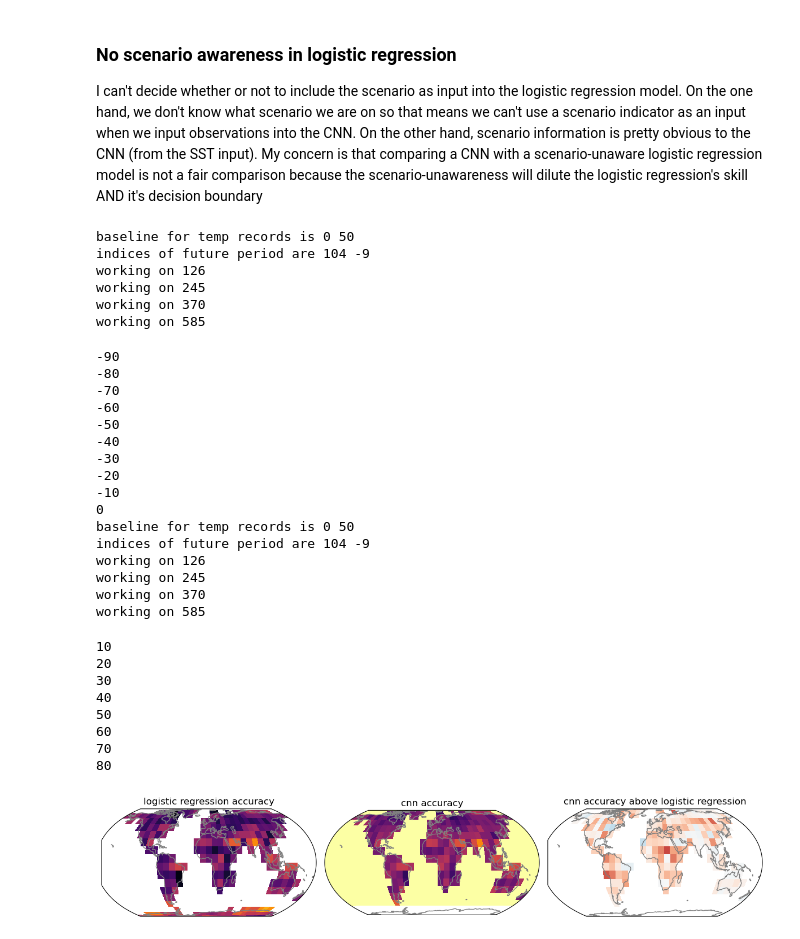
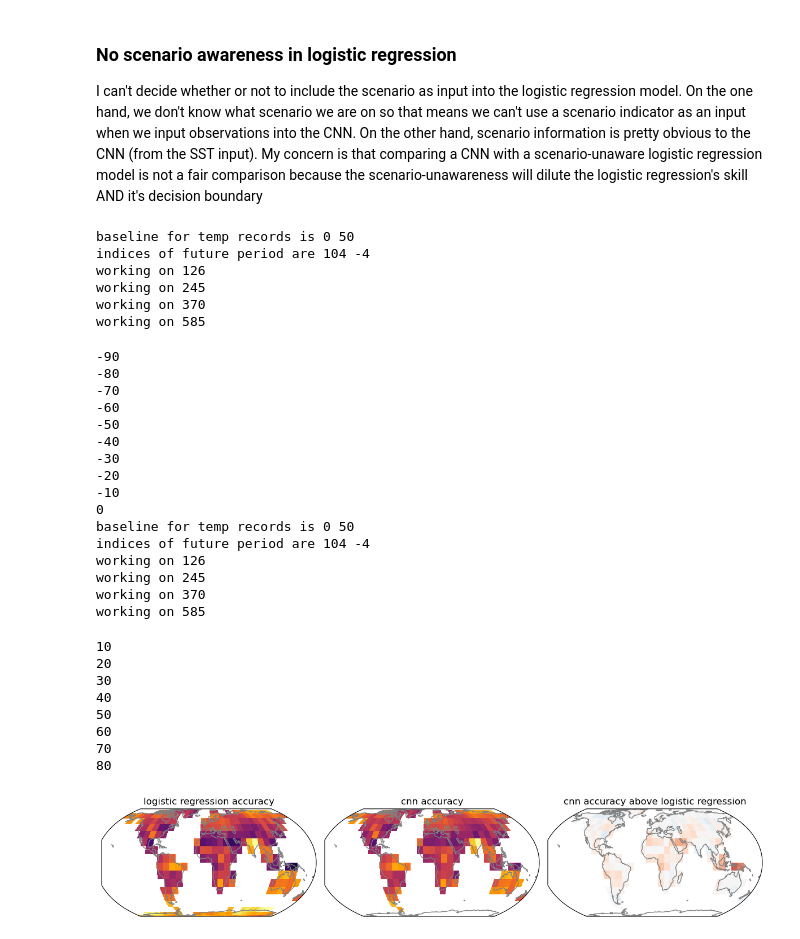
Before and after one commit to emily-gordy/predictability-emergence, a Jupyter notebook: FirstPredict.ipynb, the cells around one changed output. Drawn from its saved outputs; the diff is of its cells as text; code cells hidden in the pictures.

```diff
--- a/FirstPredict.ipynb
+++ b/FirstPredict.ipynb
@@ -42,9 +42,7 @@ from sklearn.metrics import accuracy_score, classification_report
 # %%
 ssplist = ["126","245","370","585"]
 
-# ssplist = ["370","585"]
-
-ssplistplot = ["hist"]+ ssplist # thank god i haven't flipflopped on ssp labeling! that would be so annoying
+ssplistplot = ["hist"]+ ssplist
 
 # set user parameters
 
@@ -56,7 +54,7 @@ experiment_era_obs = [1960,2025]
 baselineera_obs = [1940,1960]
 
 inputlength = 10
-outputavgtime = 10
+outputavgtime = 5
 
 # data params
 outres = 5
@@ -111,0 +114,5 @@ data/MPI_annualmean_585_tos_1900-2100.pkl
+# %%
+plt.pcolormesh(AllData.alloutput[0][0,0])
+landmask = ~np.isnan(AllData.alloutput[0][0,0])
+with open('landmask10x10.pkl','wb') as f:
+    pickle.dump(landmask,f)
@@ -111,0 +121,4 @@ data/MPI_annualmean_585_tos_1900-2100.pkl
+# %%
+with open('landmask10x10.pkl','rb') as f:
+    landmask1 = pickle.load(f)
+landmask1.shape
@@ -649,7 +576,7 @@ lr_first_confident = np.empty((5,len(AllData.output_lat),len(AllData.output_lon)
 lr_accuracy_ssp = np.empty((5,len(AllData.output_lat),len(AllData.output_lon),20))+np.nan
 bs_lr_ssp = np.empty((5,len(AllData.output_lat),len(AllData.output_lon)))+np.nan
 
-lr_accuracy_all = np.empty((len(AllData.output_lat),len(AllData.output_lon),20))+np.nan
+lr_accuracy_all_nossp = np.empty((len(AllData.output_lat),len(AllData.output_lon),20))+np.nan
 bs_lr_all = np.empty((len(AllData.output_lat),len(AllData.output_lon)))+np.nan
 
 
@@ -685,7 +612,7 @@ for ilatsel,latsel in enumerate(AllData.output_lat):
             y_pred_all_prob = model.predict_proba(inputtestGMT)
             y_conf_all = np.max(y_pred_all_prob,axis=1)
 
-            lr_accuracy_all[ilatsel,ilonsel] = helpers.confacc(y_pred_all.squeeze(),outputtestall.squeeze(),y_conf_all)
+            lr_accuracy_all_nossp[ilatsel,ilonsel] = helpers.confacc(y_pred_all.squeeze(),outputtestall.squeeze(),y_conf_all)
 
             for issp,ssp in enumerate(ssplistplot):
 
@@ -704,7 +631,7 @@ for ilatsel,latsel in enumerate(AllData.output_lat):
                     lr_first_confident[issp,ilatsel,ilonsel] = helpers.firstconfident(y_pred_proba[:,1],inputtestsel[:,0])
 # %% [output]
 baseline for temp records is 0 50
-indices of future period are 104 -9
+indices of future period are 104 -4
 working on 126
 working on 245
 working on 370
@@ -720,7 +647,7 @@ working on 585
 -10
 0
 baseline for temp records is 0 50
-indices of future period are 104 -9
+indices of future period are 104 -4
 working on 126
 working on 245
 working on 370
@@ -736,24 +663,24 @@ working on 585
 # %%
 plt.figure(figsize=(12,5))
 
 a1=plt.subplot(1,3,1,projection=ccrs.EqualEarth())
-a1.pcolormesh(lonvec+5,latvec+5,lr_accuracy_all[:,:,0],vmin=0.5,vmax=0.9,cmap='inferno',transform=ccrs.PlateCarree())
+a1.pcolormesh(lonvec+5,latvec+5,lr_accuracy_all_nossp[:,:,0],vmin=0.5,vmax=0.9,cmap='inferno',transform=ccrs.PlateCarree())
 a1.coastlines(color='gray')
 plt.title('logistic regression accuracy')
 
 a1=plt.subplot(1,3,2,projection=ccrs.EqualEarth())
-a1.pcolormesh(lonvec+5,latvec+5,reducedCNNacc,vmin=0.5,vmax=0.9,cmap='inferno',transform=ccrs.PlateCarree())
+a1.pcolormesh(lonvec+5,latvec+5,bestaccs[:,:,0],vmin=0.5,vmax=0.9,cmap='inferno',transform=ccrs.PlateCarree())
 a1.coastlines(color='gray')
 plt.title('cnn accuracy')
 
 a1=plt.subplot(1,3,3,projection=ccrs.EqualEarth())
-a1.pcolormesh(lonvec+5,latvec+5,reducedCNNacc-lr_accuracy_all[:,:,0],vmin=-0.15,vmax=0.15,cmap='RdBu_r',transform=ccrs.PlateCarree())
+a1.pcolormesh(lonvec+5,latvec+5,bestaccs[:,:,0]-lr_accuracy_all_nossp[:,:,0],vmin=-0.15,vmax=0.15,cmap='RdBu_r',transform=ccrs.PlateCarree())
 a1.coastlines(color='gray')
 plt.title('cnn accuracy above logistic regression')
 
 plt.tight_layout()
 # %% [output]
-[figure, old version]
+[figure, new version]
 # %%
 np.nanmax(bestaccs[:,:,0]-lr_accuracy_all[:,:,0])
 # %% [output]
```
Also changed, not shown: parts of 19 cells of this notebook, 8 other files.
